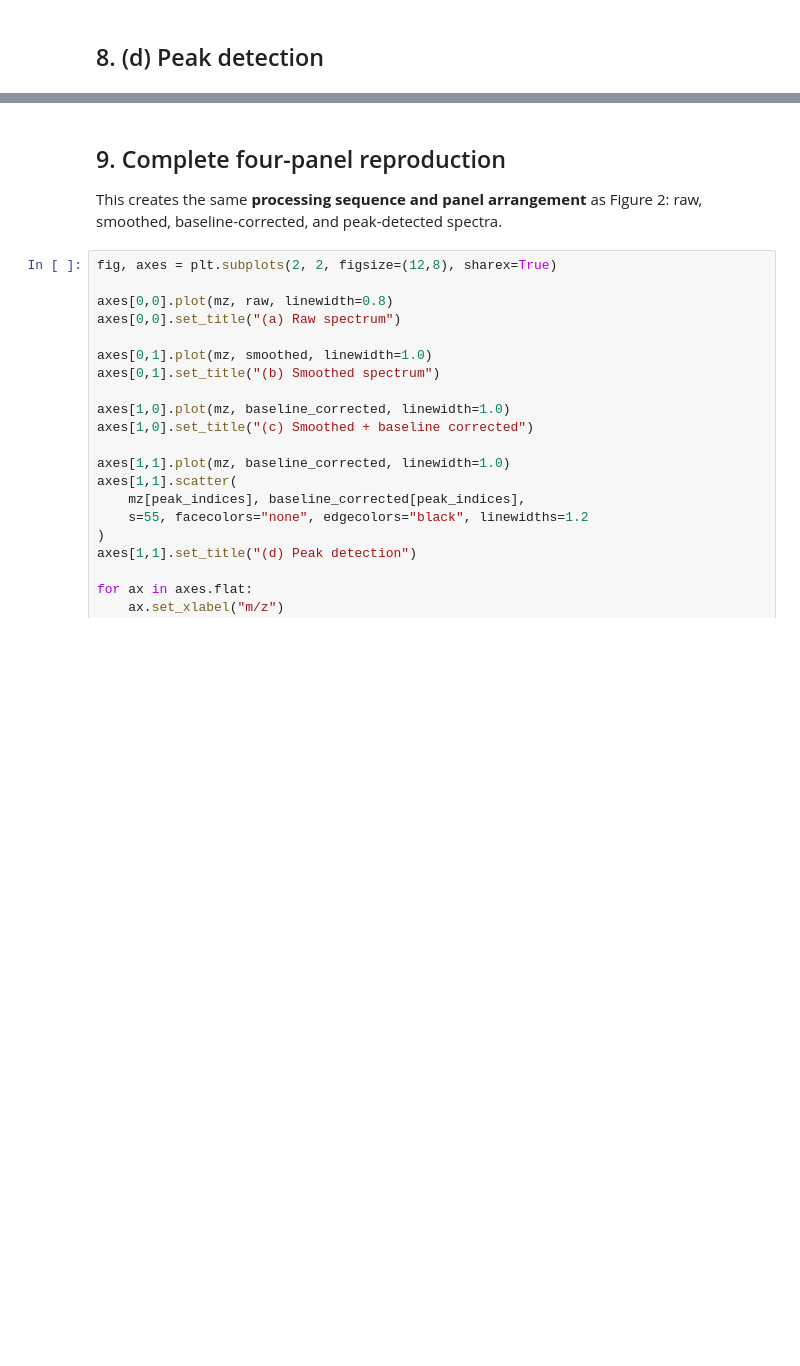
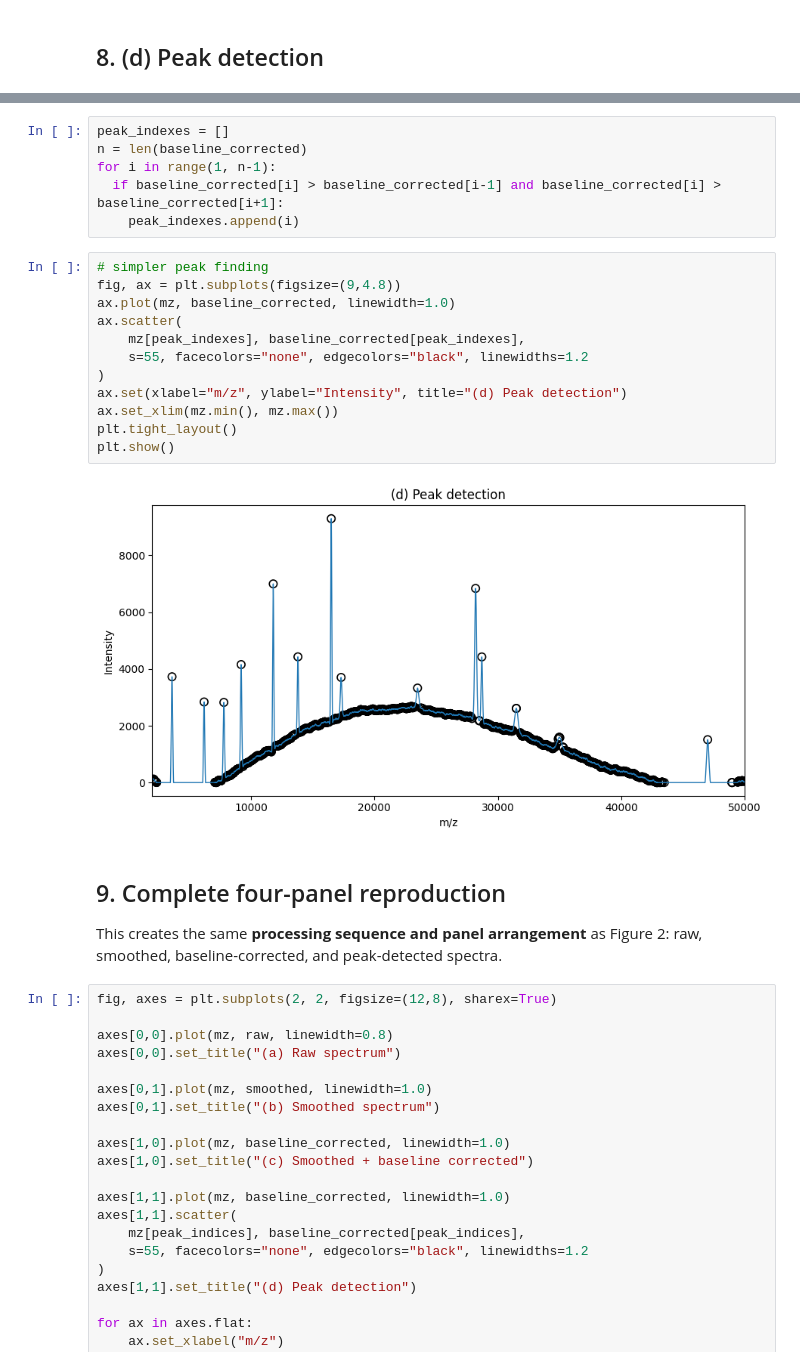
Before and after one commit to computational-chemical-biology/AdvancesMSDataProcessing, a Jupyter notebook: SpectralDataPreprocessingTreatment/basic_mass_spectrum_preprocessing_peak_detection.ipynb, the cells around one changed output, grey strips where cells are left out. Saved outputs shown, nothing was run; the diff lists cells and outputs as text; blank space fills up the shorter version.

```diff
--- a/SpectralDataPreprocessingTreatment/basic_mass_spectrum_preprocessing_peak_detection.ipynb
+++ b/SpectralDataPreprocessingTreatment/basic_mass_spectrum_preprocessing_peak_detection.ipynb
@@ -132,3 +178,23 @@ plt.show()
+# %%
+peak_indexes = []
+n = len(baseline_corrected)
+for i in range(1, n-1):
+  if baseline_corrected[i] > baseline_corrected[i-1] and baseline_corrected[i] > baseline_corrected[i+1]:
+    peak_indexes.append(i)
+# %%
+# simpler peak finding
+fig, ax = plt.subplots(figsize=(9,4.8))
+ax.plot(mz, baseline_corrected, linewidth=1.0)
+ax.scatter(
+    mz[peak_indexes], baseline_corrected[peak_indexes],
+    s=55, facecolors="none", edgecolors="black", linewidths=1.2
+)
+ax.set(xlabel="m/z", ylabel="Intensity", title="(d) Peak detection")
+ax.set_xlim(mz.min(), mz.max())
+plt.tight_layout()
+plt.show()
+# %% [output]
+[figure, added]
 # %% [markdown]
 ## 9. Complete four-panel reproduction
 
```
Also changed, not shown: parts of 11 cells of this notebook, 1 other file.
